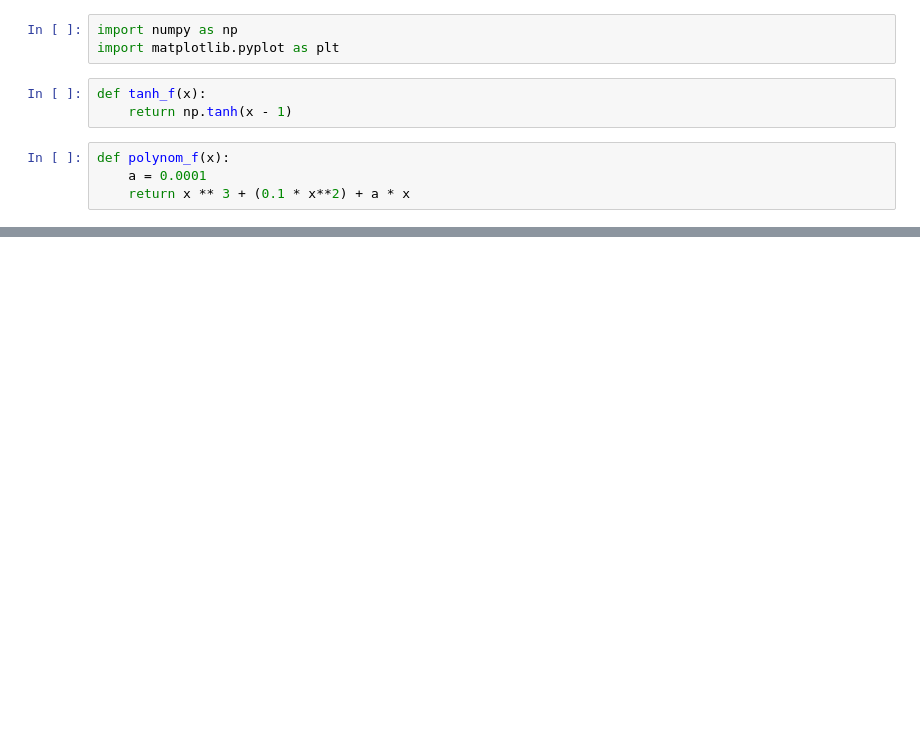
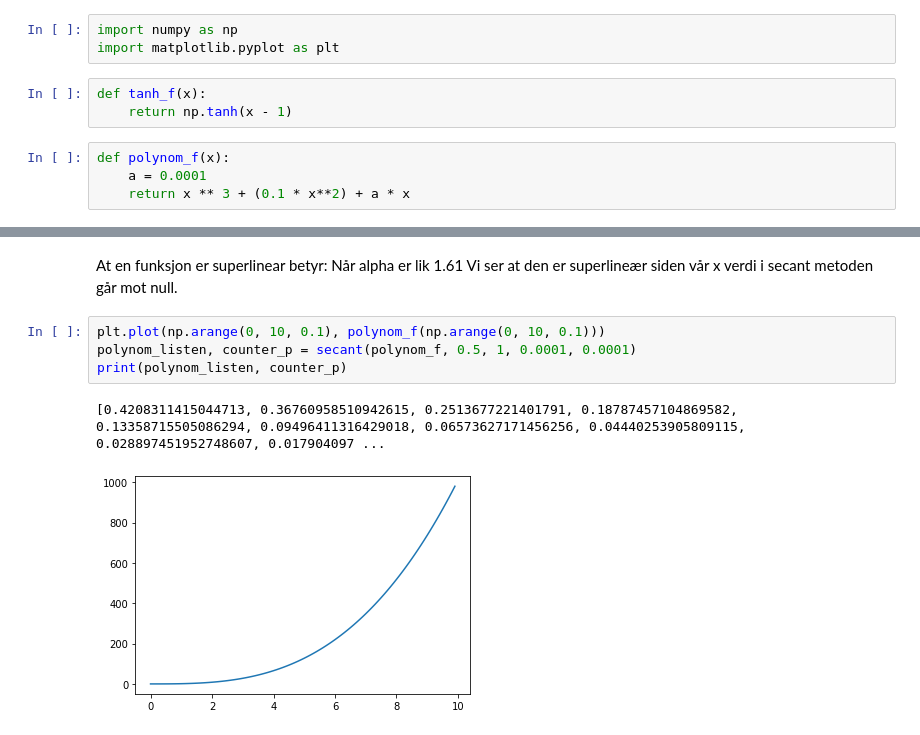
Before and after one commit to froydis98/NumeriskModellering, a Jupyter notebook: Handin1/Assignment1.ipynb, the cells around one changed output, grey strips where cells are left out. Cells and saved outputs as stored; diff of their text form; blank space fills up the shorter version.

```diff
--- a/Handin1/Assignment1.ipynb
+++ b/Handin1/Assignment1.ipynb
@@ -43,0 +43,11 @@ plt.plot(np.arange(0, 2, 0.1), values)
+# %% [markdown]
+At en funksjon er superlinear betyr:
+Når alpha er lik 1.61
+Vi ser at den er superlineær siden vår x verdi i secant metoden går mot null.
+# %%
+plt.plot(np.arange(0, 10, 0.1), polynom_f(np.arange(0, 10, 0.1)))
+polynom_listen, counter_p = secant(polynom_f, 0.5, 1, 0.0001, 0.0001)
+print(polynom_listen, counter_p)
+# %% [output]
+[0.4208311415044713, 0.36760958510942615, 0.2513677221401791, 0.18787457104869582, 0.13358715505086294, 0.09496411316429018, 0.06573627171456256, 0.04440253905809115, 0.028897451952748607, 0.017904097 ...
+[figure, added]
```
Also changed, not shown: parts of 6 cells of this notebook.
